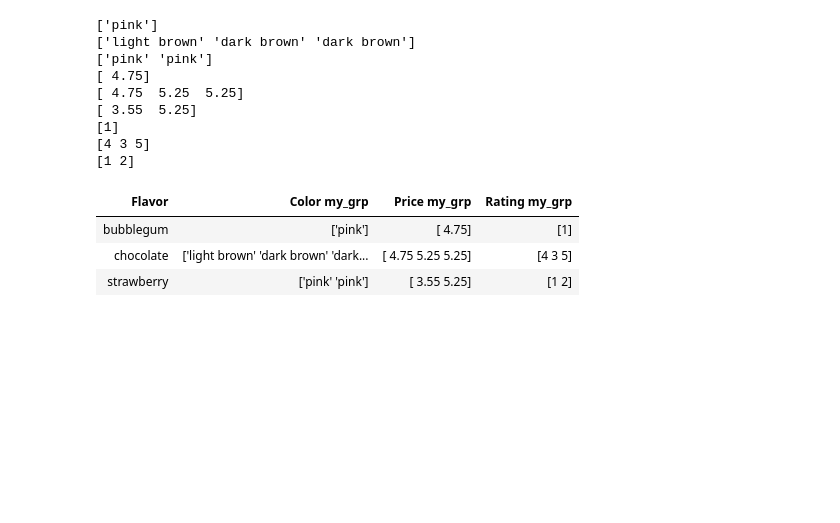
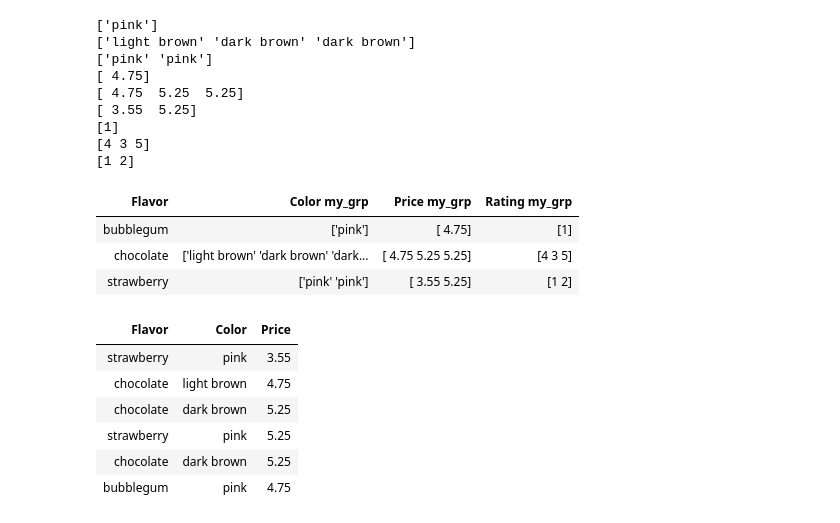
Before and after one commit to YeHuodeShenMing/DS-8, a Jupyter notebook: lec/lec10.ipynb, the cells around one changed output. Drawn from its saved outputs; the diff is of its cells as text; code cells hidden in the pictures; blank space fills up the shorter version.

```diff
--- a/lec/lec10.ipynb
+++ b/lec/lec10.ipynb
@@ -623,3 +623,19 @@ cones.group("Flavor", my_grp)
 | bubblegum | ['pink'] | [ 4.75] | [1] |
 | chocolate | ['light brown' 'dark brown' 'dark... | [ 4.75 5.25 5.25] | [4 3 5] |
 | strawberry | ['pink' 'pink'] | [ 3.55 5.25] | [1 2] |
+# %%
+more_cones = Table().with_columns(
+    'Flavor', make_array('strawberry', 'chocolate', 'chocolate', 'strawberry', 'chocolate', 'bubblegum'),
+    'Color', make_array('pink', 'light brown', 'dark brown', 'pink', 'dark brown', 'pink'),
+    'Price', make_array(3.55, 4.75, 5.25, 5.25, 5.25, 4.75)
+)
+
+more_cones
+# %% [output]
+| Flavor | Color | Price |
+| strawberry | pink | 3.55 |
+| chocolate | light brown | 4.75 |
+| chocolate | dark brown | 5.25 |
+| strawberry | pink | 5.25 |
+| chocolate | dark brown | 5.25 |
+| bubblegum | pink | 4.75 |
```
Also changed, not shown: parts of 6 cells of this notebook, 1 other file.
